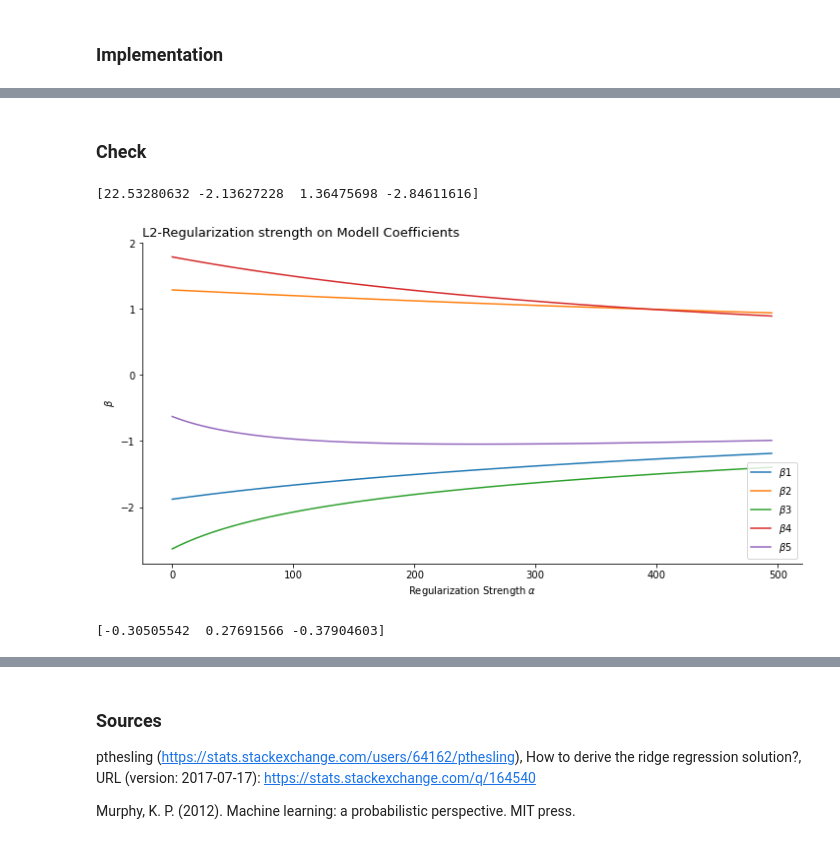
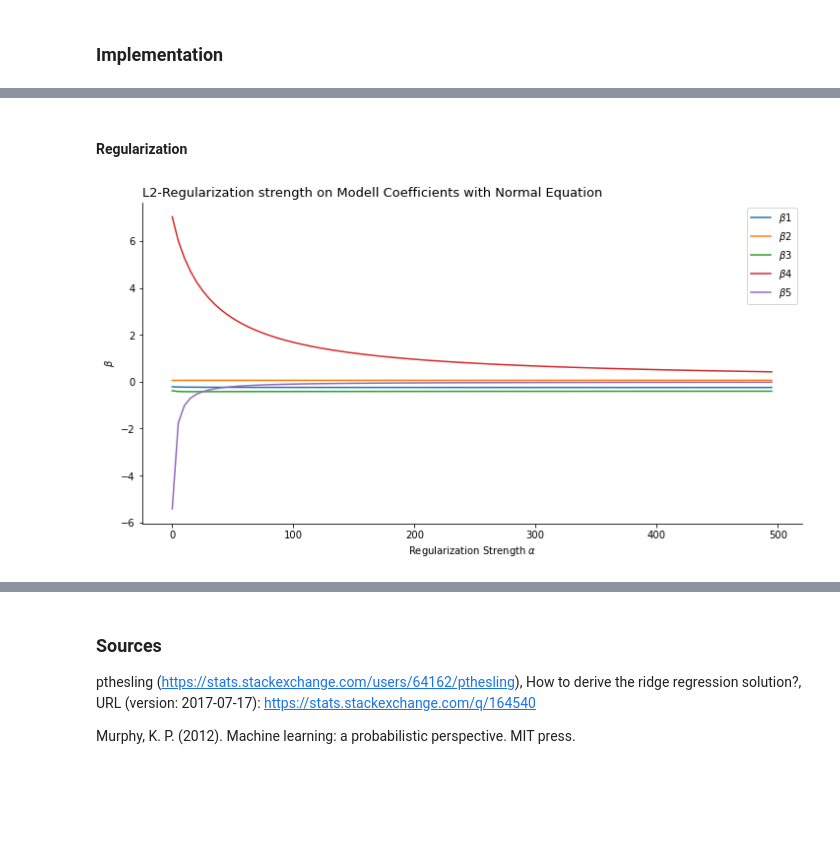
Before and after one commit to SimonStaehli/ML_from_Scratch, a Jupyter notebook: RidgeRegression.ipynb, the cells around one changed output, grey strips where cells are left out. Cells and saved outputs as stored; diff of their text form; code cells hidden in the pictures; blank space fills up the shorter version.

```diff
--- a/RidgeRegression.ipynb
+++ b/RidgeRegression.ipynb
@@ -291,4 +284,0 @@ from sklearn.linear_model import Ridge
-# %%
-model = Ridge(alpha=1)
-model.fit(X[:,:3],y)
-model.coef_
@@ -296,0 +291,24 @@ array([-2.13627228,  1.36475698, -2.84611616])
+# %%
+coeff_error = {}
+
+for i in np.linspace(100, 50000, num=20, dtype=int):
+    neq_ridge = RidgeRegression(opt_method='neq', alpha=0)
+    neq_ridge.fit(X[:,:6], y)
+
+    gd_ridge = RidgeRegression(opt_method='gd', alpha=0, eps=1e-7, eta=.0000025, maxsteps=i)
+    gd_ridge.fit(X[:,:6],y)
+
+    coeff_error[i] = np.abs(neq_ridge.beta_ - gd_ridge.beta_)
+# %%
+fig = plt.subplots(figsize=(12, 6))
+tmp = pd.DataFrame(coeff_error)
+
+for i in tmp.index.to_list():
+    p = sns.lineplot(x=tmp.columns.to_list(), y=tmp.loc[i], label=r'$\beta$'+str(i+1))
+
+sns.despine()
+plt.ylabel('MAE of Coefficients')
+plt.xlabel(r'GD Iterations')
+plt.title('Deviations of Beta Coefficients over GD Iterations', loc='left', fontsize=13)
+
+plt.show()
@@ -297,35 +317,23 @@ array([-2.13627228,  1.36475698, -2.84611616])
 # %% [markdown]
-### Check
+#### Regularization
-# %%
-ridge = RidgeRegression(opt_method='neq', alpha=1)
-ridge.fit(X[:,:3],y)
-print(ridge.beta_)
-# %% [output]
-[22.53280632 -2.13627228  1.36475698 -2.84611616]
 # %%
 coefficients = {}
 for a in range(0, 500, 5):
     ridge = RidgeRegression(opt_method='neq', alpha=a)
     ridge.fit(X[:,:5], y)
     coefficients[a] = ridge.beta_[1:]
 
 fig = plt.subplots(figsize=(12, 6))
 tmp = pd.DataFrame(coefficients)
 
 for i in tmp.index.to_list():
     p = sns.lineplot(x=tmp.columns.to_list(), y=tmp.loc[i], label=r'$\beta$'+str(i+1))
 
 sns.despine()
 plt.ylabel(r'$\beta$')
 plt.xlabel(r'Regularization Strength $\alpha$')
-plt.title('L2-Regularization strength on Modell Coefficients', loc='left', fontsize=13)
+plt.title('L2-Regularization strength on Modell Coefficients with Normal Equation', loc='left', fontsize=13)
 
 plt.show()
 # %% [output]
-[figure, old version]
+[figure, new version]
-# %%
-ridge = RidgeRegression(opt_method='gd', alpha=10, eps=1e-7, eta=.01, maxsteps=10000)
-ridge.fit(X[:,:3],y)
-print(ridge.beta_[1:])
-# %% [output]
-[-0.30505542  0.27691566 -0.37904603]
```
Also changed, not shown: parts of 11 cells of this notebook.
